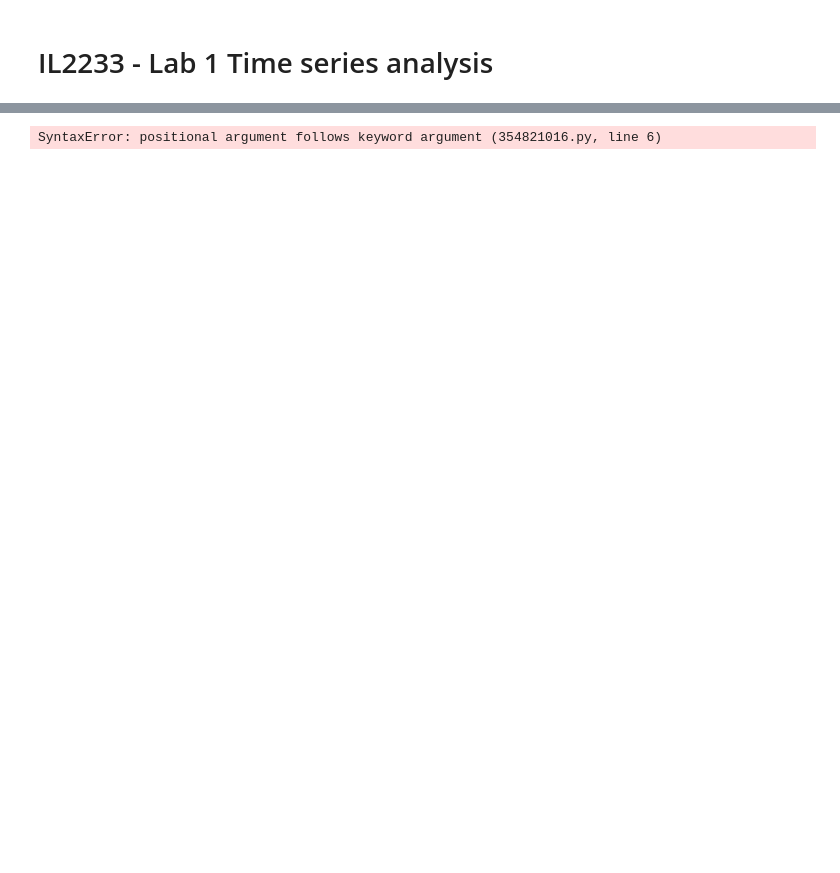
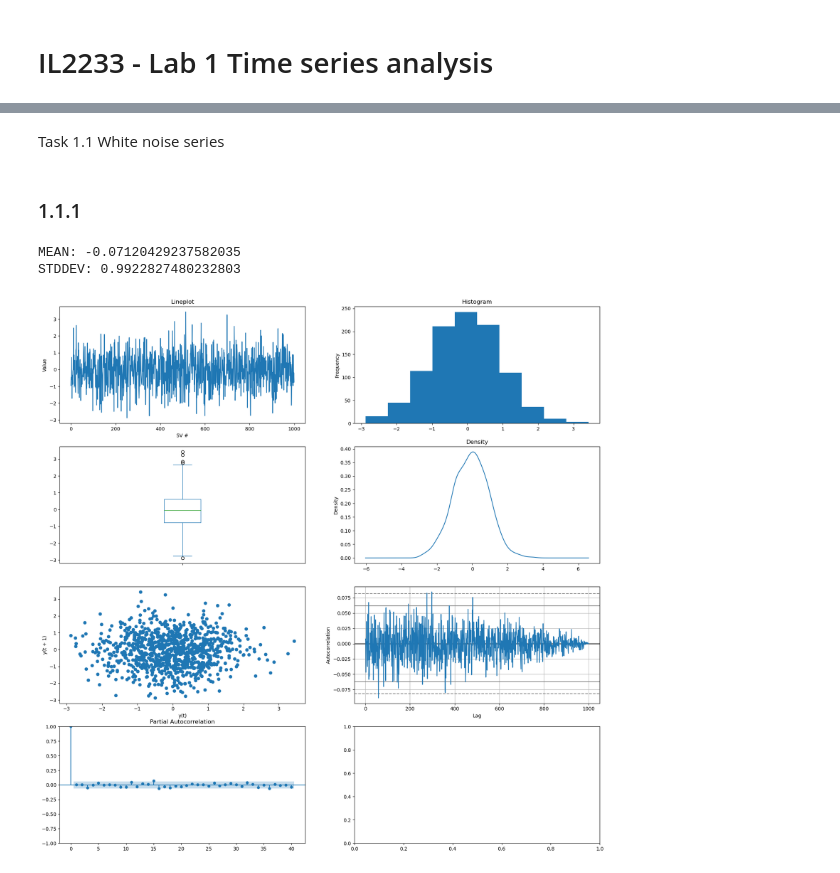
Before and after one commit to JoshSadiq/IL2233, a Jupyter notebook: 1-lab/1-lab.ipynb, the cells around one changed output, grey strips where cells are left out. Drawn from its saved outputs; the diff is of its cells as text; code cells hidden in the pictures; blank space fills up the shorter version.

Commit message:
task 1.1.4 completed
Co-authored-by: ludviglarsson19@hotmail.com <ludviglarsson19@hotmail.com>

```diff
--- a/1-lab/1-lab.ipynb
+++ b/1-lab/1-lab.ipynb
@@ -3,3 +5,5 @@
+# %% [markdown]
+Task 1.1 White noise series
 # %%
 import numpy
 import matplotlib.pyplot as plt
@@ -10,17 +17,28 @@ from pandas.plotting import autocorrelation_plot
-# %%
-# seed the random number generator
-seed(10)
-# create white noise series
-series = [gauss(0.0, 1.0) for i in range(1000)]
-series = Series(series)
-print("MEAN:", numpy.mean(series))
-print("STDDEV:", numpy.std(series))
+# %% [markdown]
+### 1.1.1
 # %%
-fig, axes = plt.subplots(nrows=2, ncols=2, figsize=(15, 15))
+# Line plot, histogram, density plot, box plot, lag-1 plot, ACF and PACF graphs
+def plot_all(series: Series, rows, cols):
+    fig, axes = plt.subplots(nrows=rows, ncols=cols, figsize=(20, 20))
+    fig.subplots_adjust()
 
-series.plot(ax=axes[0,0], kind='line', title='Lineplot', xlabel='SV #', ylabel='Value');
-series.plot(ax=axes[0,1], kind='hist', title='Histogram', xlabel='Value', ylabel='frequency');
-series.plot(ax=axes[1,0], kind='box', title='Boxplot');
-plotting.lag_plot(lag=1, series, ax=axes[1,1]);
+    series.plot(ax=axes[0,0], kind='line', title='Lineplot', xlabel='SV #', ylabel='Value')
+    series.plot(ax=axes[0,1], kind='hist', title='Histogram', xlabel='Value', ylabel='frequency')
+    series.plot(ax=axes[1,1], kind='density', title='Density', xlabel='', ylabel='density')
+    series.plot(ax=axes[1,0], kind='box')
+    plotting.lag_plot(series, ax=axes[2,0])
+    autocorrelation_plot(series, ax=axes[2,1])
+    plot_pacf(series, lags=40, ax=axes[3,0]);
-# %% [output]
-SyntaxError: positional argument follows keyword argument (354821016.py, line 6)
+# %%
+# seed the random number generator
+seed(10)
+# create white noise series
+series = Series([gauss(0.0, 1.0) for _ in range(1000)])
+# Mean and standard deviation
+print("MEAN:", series.mean())
+print("STDDEV:", series.std())
+plot_all(series, rows=4, cols=2)
+# %% [output]
+MEAN: -0.07120429237582035
+STDDEV: 0.9922827480232803
+[figure, added]
```
Also changed, not shown: parts of 9 cells of this notebook.
